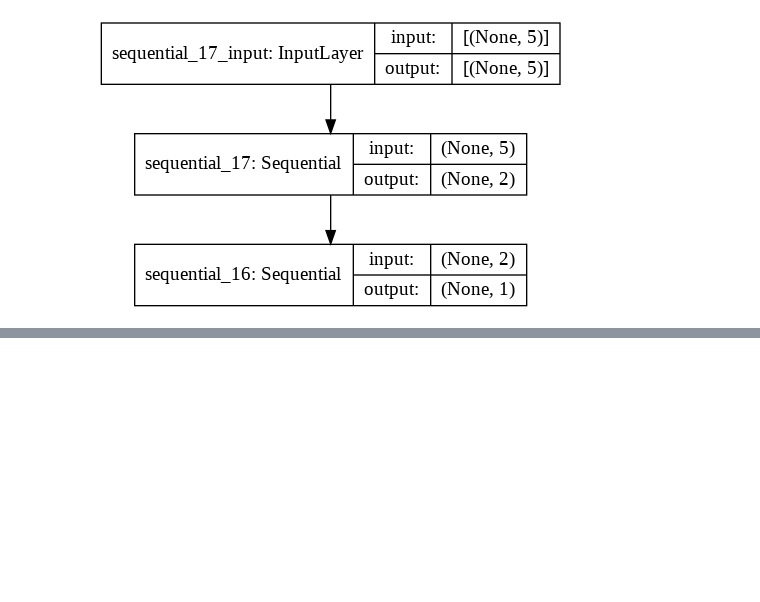
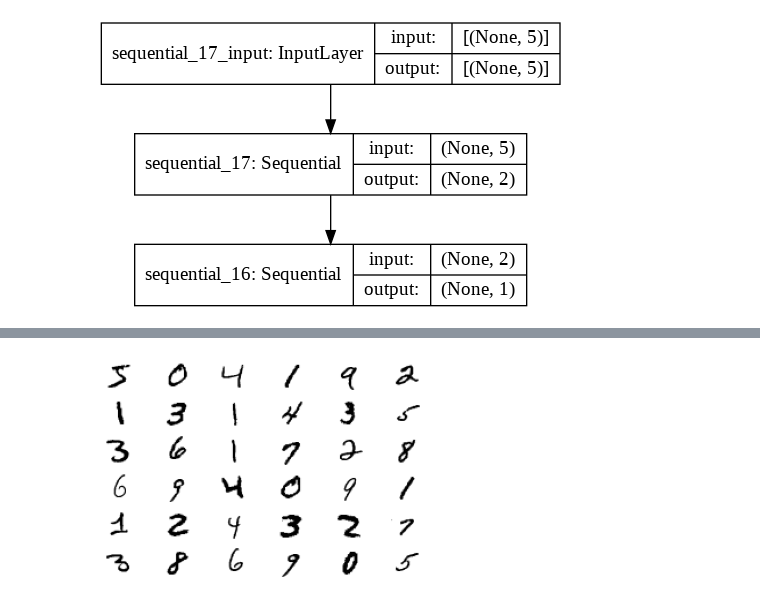
Before and after one commit to gbourzikas/DS7335_ML2, a Jupyter notebook: GAN_Fun.ipynb, the cells around one changed output, grey strips where cells are left out. Saved outputs shown, nothing was run; the diff lists cells and outputs as text; code cells hidden in the pictures; blank space fills up the shorter version.

```diff
--- a/GAN_Fun.ipynb
+++ b/GAN_Fun.ipynb
@@ -684,0 +834,17 @@ _________________________________________________________________
+# %%
+# example of loading the mnist dataset
+from keras.datasets.mnist import load_data
+from matplotlib import pyplot
+# load the images into memory
+(trainX, trainy), (testX, testy) = load_data()
+# plot images from the training dataset
+for i in range(36):
+	# define subplot
+	pyplot.subplot(6, 6, 1 + i)
+	# turn off axis
+	pyplot.axis('off')
+	# plot raw pixel data
+	pyplot.imshow(trainX[i], cmap='gray_r')
+pyplot.show()
+# %% [output]
+[figure, added]
```
Also changed, not shown: parts of 6 cells of this notebook.
